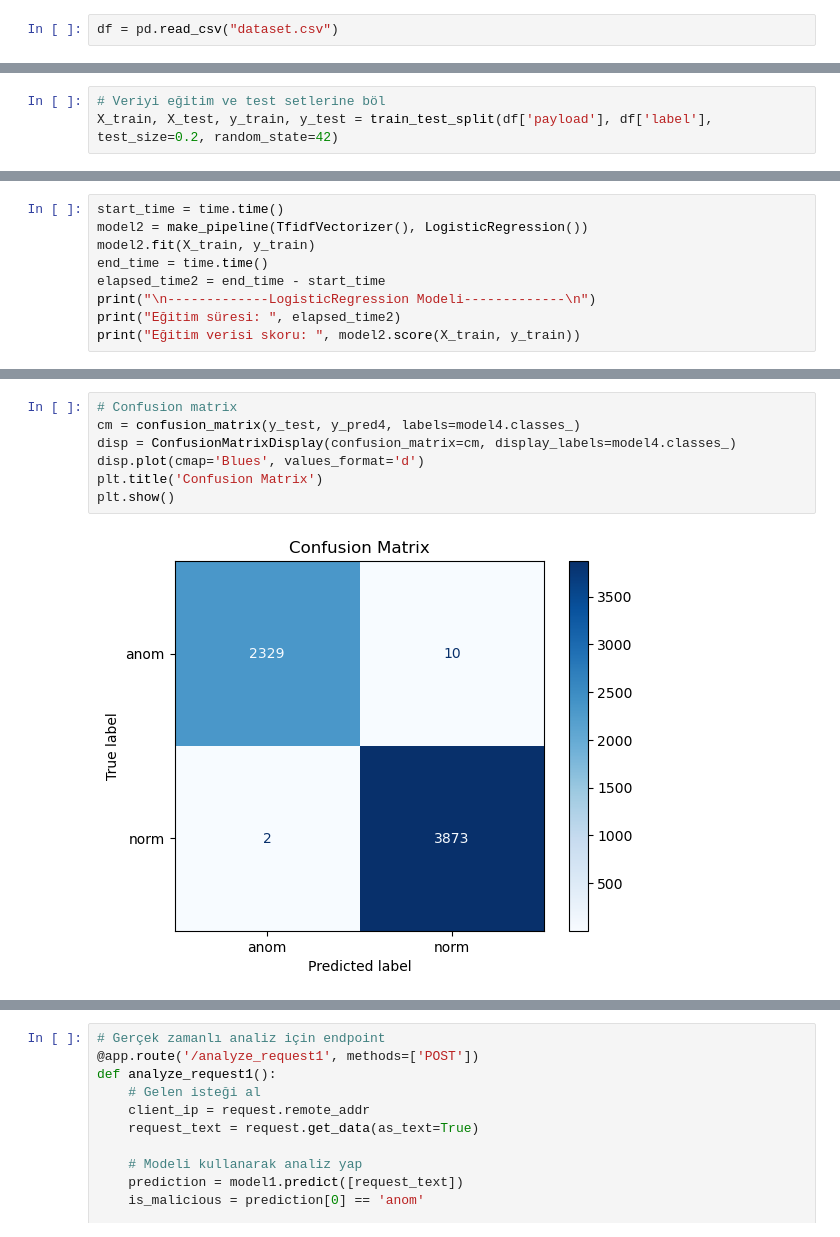
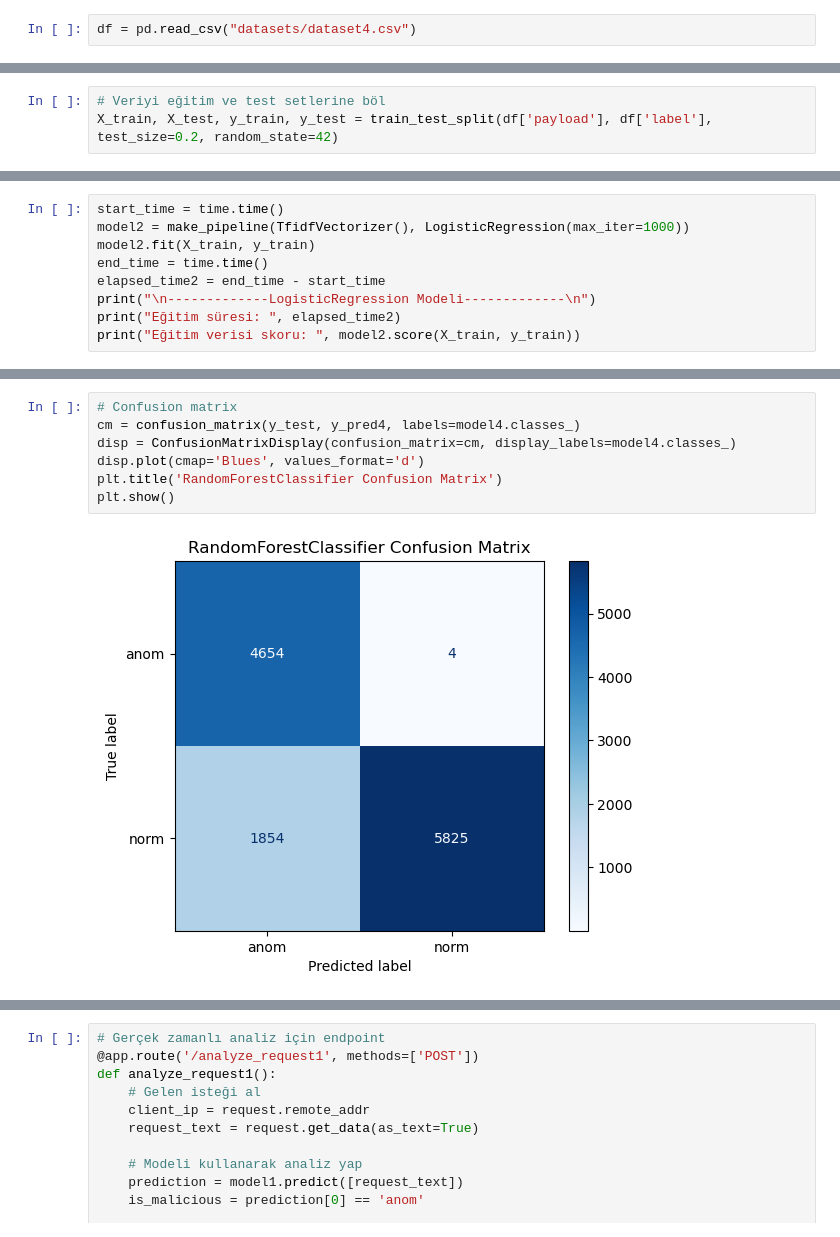
Before and after one commit to kutluhanazafli/WebApplicationFirewall, a Jupyter notebook: waf.ipynb, the cells around one changed output, grey strips where cells are left out. Saved outputs shown, nothing was run; the diff lists cells and outputs as text.

Commit message:
new folders, new datasets, new scripts

```diff
--- a/waf.ipynb
+++ b/waf.ipynb
@@ -18,5 +18,5 @@ import time
 # %%
 app = Flask(__name__)
 # %%
-df = pd.read_csv("dataset.csv")
+df = pd.read_csv("datasets/dataset4.csv")
 # %%
@@ -85,6 +111,6 @@ Eğitim verisi skoru:  0.9976260411217962
 # %%
 start_time = time.time()
-model2 = make_pipeline(TfidfVectorizer(), LogisticRegression())
+model2 = make_pipeline(TfidfVectorizer(), LogisticRegression(max_iter=1000))
 model2.fit(X_train, y_train)
 end_time = time.time()
 elapsed_time2 = end_time - start_time
@@ -242,12 +268,12 @@ plt.show()
 # %%
 # Confusion matrix
 cm = confusion_matrix(y_test, y_pred4, labels=model4.classes_)
 disp = ConfusionMatrixDisplay(confusion_matrix=cm, display_labels=model4.classes_)
 disp.plot(cmap='Blues', values_format='d')
-plt.title('Confusion Matrix')
+plt.title('RandomForestClassifier Confusion Matrix')
 plt.show()
 # %% [output]
-[figure, old version]
+[figure, new version]
 # %%
 # Dört modelin eğitim süreleri (örnek veri)
 model_names = ["MultinomialNB", "LogisticRegression", "SVC", "RandomForestClassifier"]
```
Also changed, not shown: parts of 17 cells of this notebook, 10 other files.
